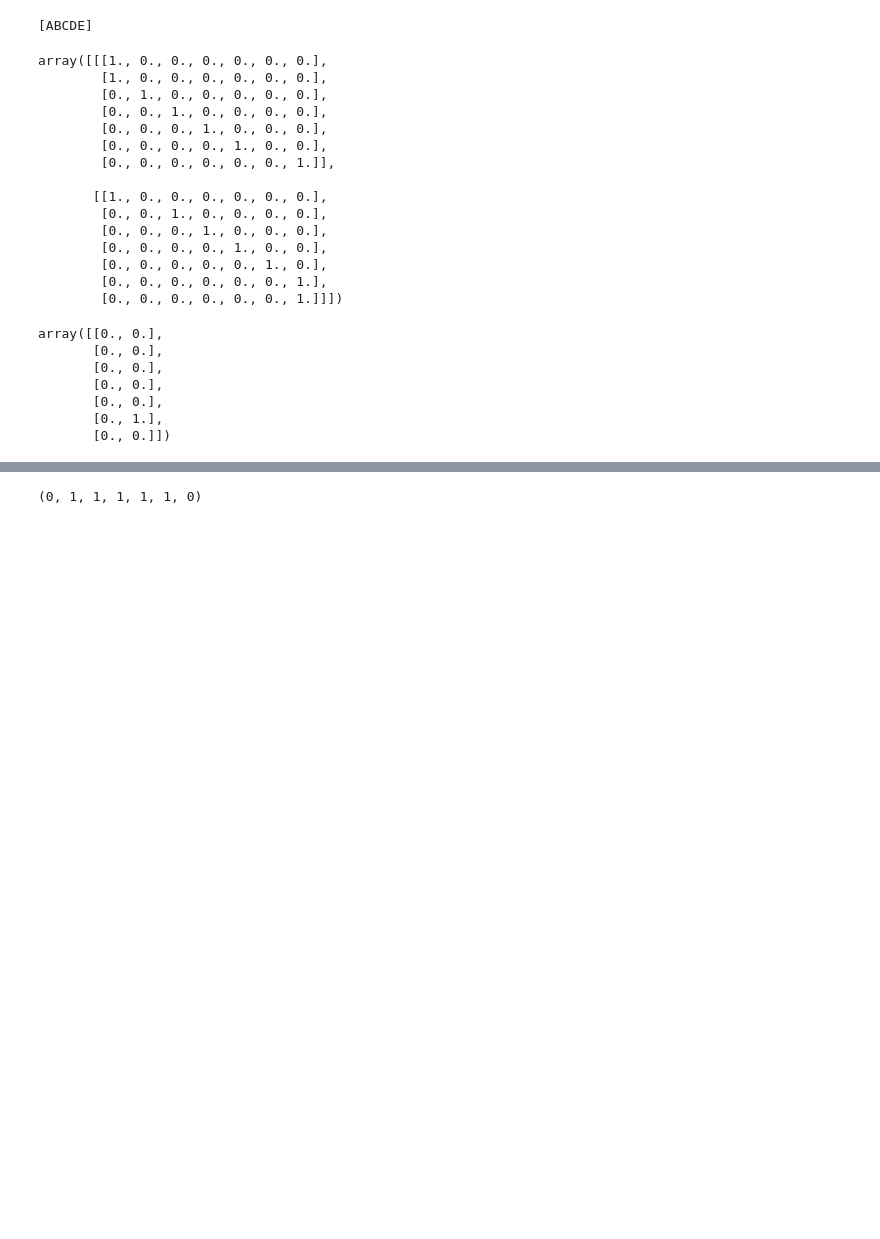
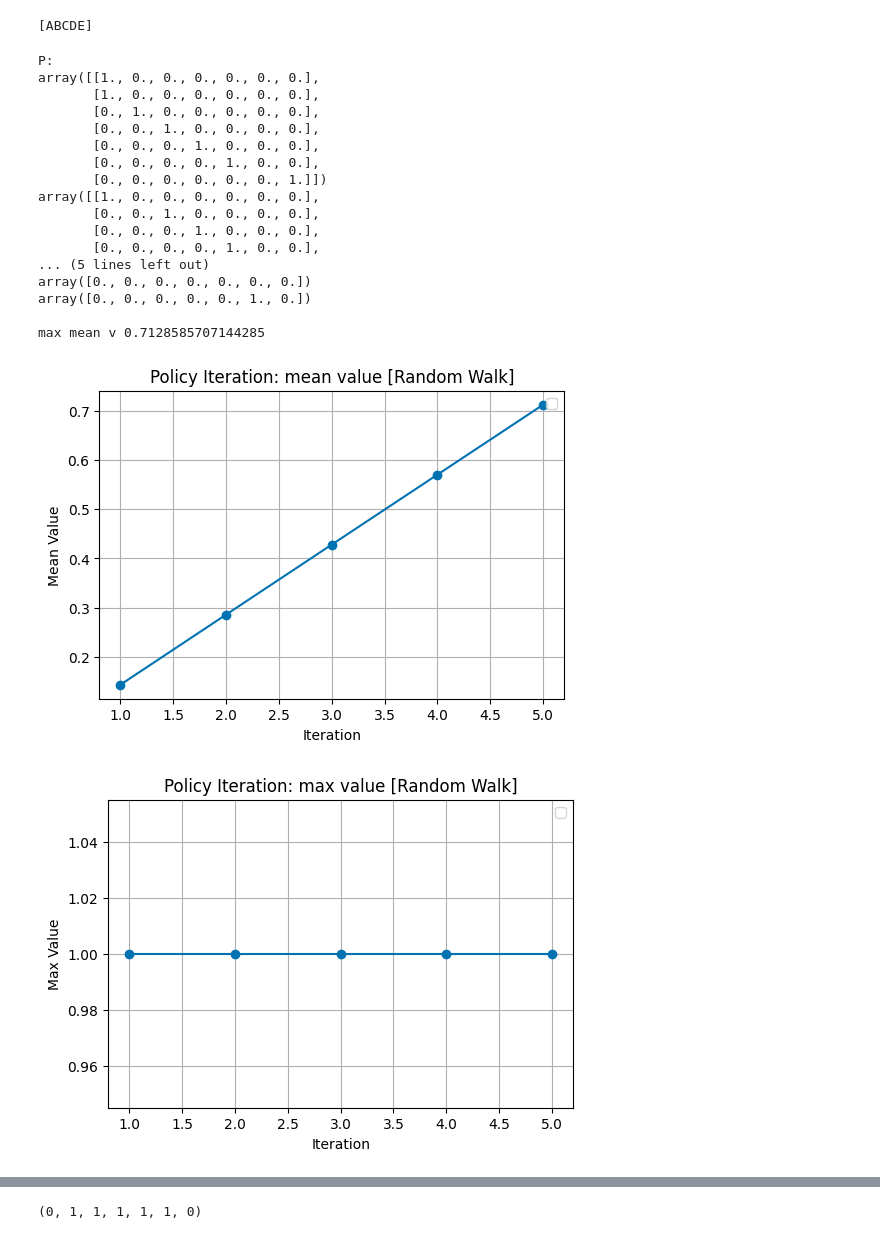
Before and after one commit to fonylew/machine-learning, a Jupyter notebook: reinforcement_learning/randomwalk.ipynb, the cells around one changed output, grey strips where cells are left out. Cells and saved outputs as stored; diff of their text form; code cells hidden in the pictures; blank space fills up the shorter version.

Commit message:
A4 has plots

```diff
--- a/reinforcement_learning/randomwalk.ipynb
+++ b/reinforcement_learning/randomwalk.ipynb
@@ -13,31 +14,37 @@ env.observation_space.n
 P, R = example.openai("WalkFive-v0", True)
 # %% [output]
 [ABCDE]
-# %%
-P
-# %% [output]
-array([[[1., 0., 0., 0., 0., 0., 0.],
-        [1., 0., 0., 0., 0., 0., 0.],
-        [0., 1., 0., 0., 0., 0., 0.],
-        [0., 0., 1., 0., 0., 0., 0.],
-        [0., 0., 0., 1., 0., 0., 0.],
-        [0., 0., 0., 0., 1., 0., 0.],
-        [0., 0., 0., 0., 0., 0., 1.]],
-
-       [[1., 0., 0., 0., 0., 0., 0.],
-        [0., 0., 1., 0., 0., 0., 0.],
-        [0., 0., 0., 1., 0., 0., 0.],
-        [0., 0., 0., 0., 1., 0., 0.],
-        [0., 0., 0., 0., 0., 1., 0.],
-        [0., 0., 0., 0., 0., 0., 1.],
-        [0., 0., 0., 0., 0., 0., 1.]]])
-# %%
-R
-# %% [output]
-array([[0., 0.],
-       [0., 0.],
-       [0., 0.],
-       [0., 0.],
-       [0., 0.],
-       [0., 1.],
-       [0., 0.]])
+# %%
+args = {"transitions":P, "reward":R, "gamma":0.999,"epsilon":0.1, "max_iter":10**5, "skip_check":True, "run_stat_frequency":1}
+pi = mdp.PolicyIterationModified(**args)
+pi.run()
+print(pi)
+pi_result = record(pi.run_stats, ["Mean V", "Max V", "Iteration"])
+num_iters = len(pi_result["Mean V"])
+print("max mean v", max(pi_result["Mean V"]))
+plot_data(pi_result["Iteration"], pi_result["Mean V"],
+                 "Iteration", "Mean Value", "Policy Iteration: mean value [Random Walk]", figure_size=(6,4))
+plot_data(pi_result["Iteration"], pi_result["Max V"],
+                 "Iteration", "Max Value", "Policy Iteration: max value [Random Walk]", figure_size=(6,4))
+plot_data(pi_result["Iteration"], pi_result["times"],
+                 "Iteration", "time(seconds)", "Policy Iteration: time elapse [Random Walk]", figure_size=(6,4))
+# %% [output]
+P:
+array([[1., 0., 0., 0., 0., 0., 0.],
+       [1., 0., 0., 0., 0., 0., 0.],
+       [0., 1., 0., 0., 0., 0., 0.],
+       [0., 0., 1., 0., 0., 0., 0.],
+       [0., 0., 0., 1., 0., 0., 0.],
+       [0., 0., 0., 0., 1., 0., 0.],
+       [0., 0., 0., 0., 0., 0., 1.]])
+array([[1., 0., 0., 0., 0., 0., 0.],
+       [0., 0., 1., 0., 0., 0., 0.],
+       [0., 0., 0., 1., 0., 0., 0.],
+       [0., 0., 0., 0., 1., 0., 0.],
+... (5 lines left out)
+array([0., 0., 0., 0., 0., 0., 0.])
+array([0., 0., 0., 0., 0., 1., 0.])
+
+max mean v 0.7128585707144285
+[figure, added]
+[figure, added]
```
Also changed, not shown: parts of 23 cells of this notebook, 4 other files.
